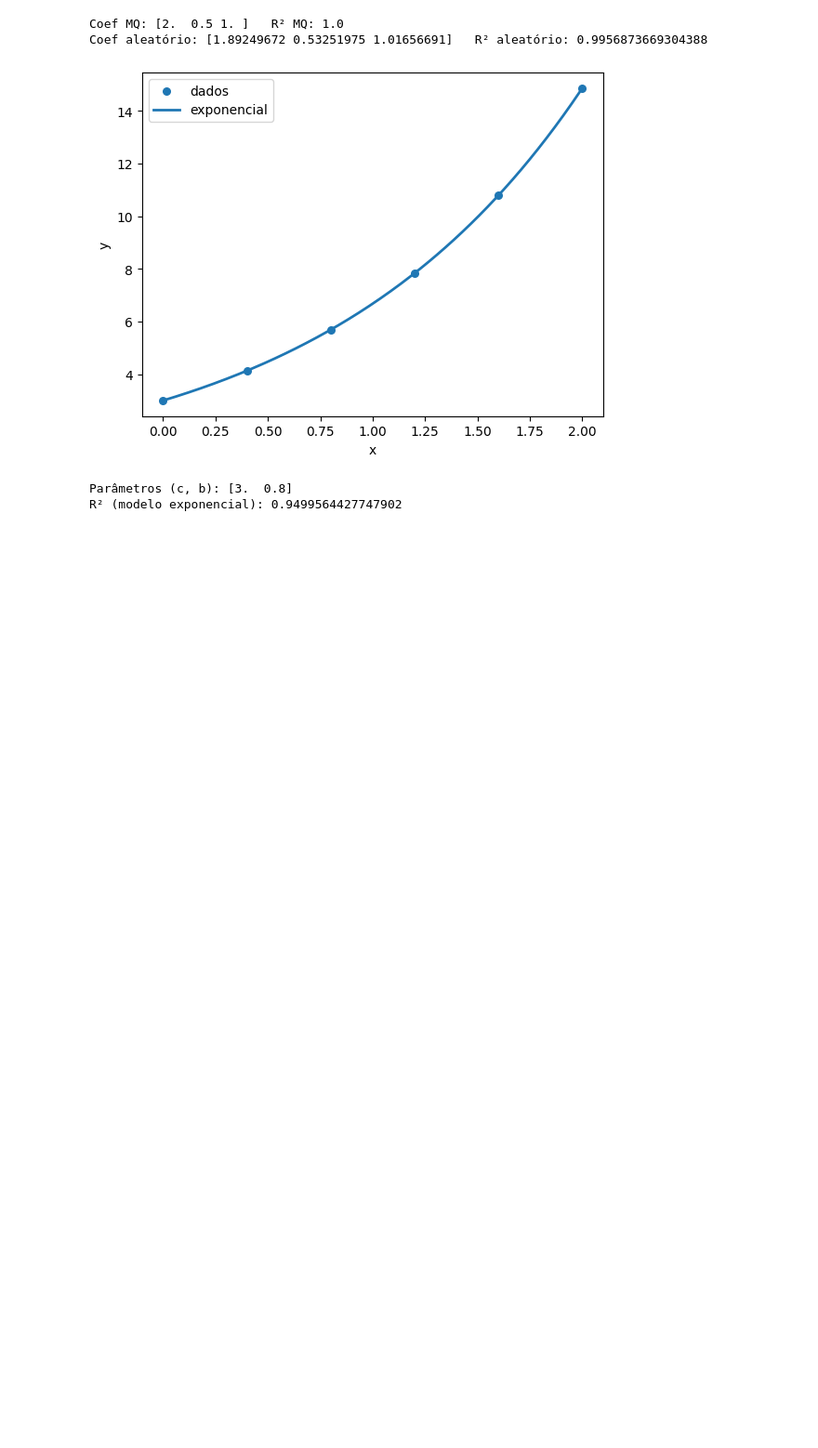
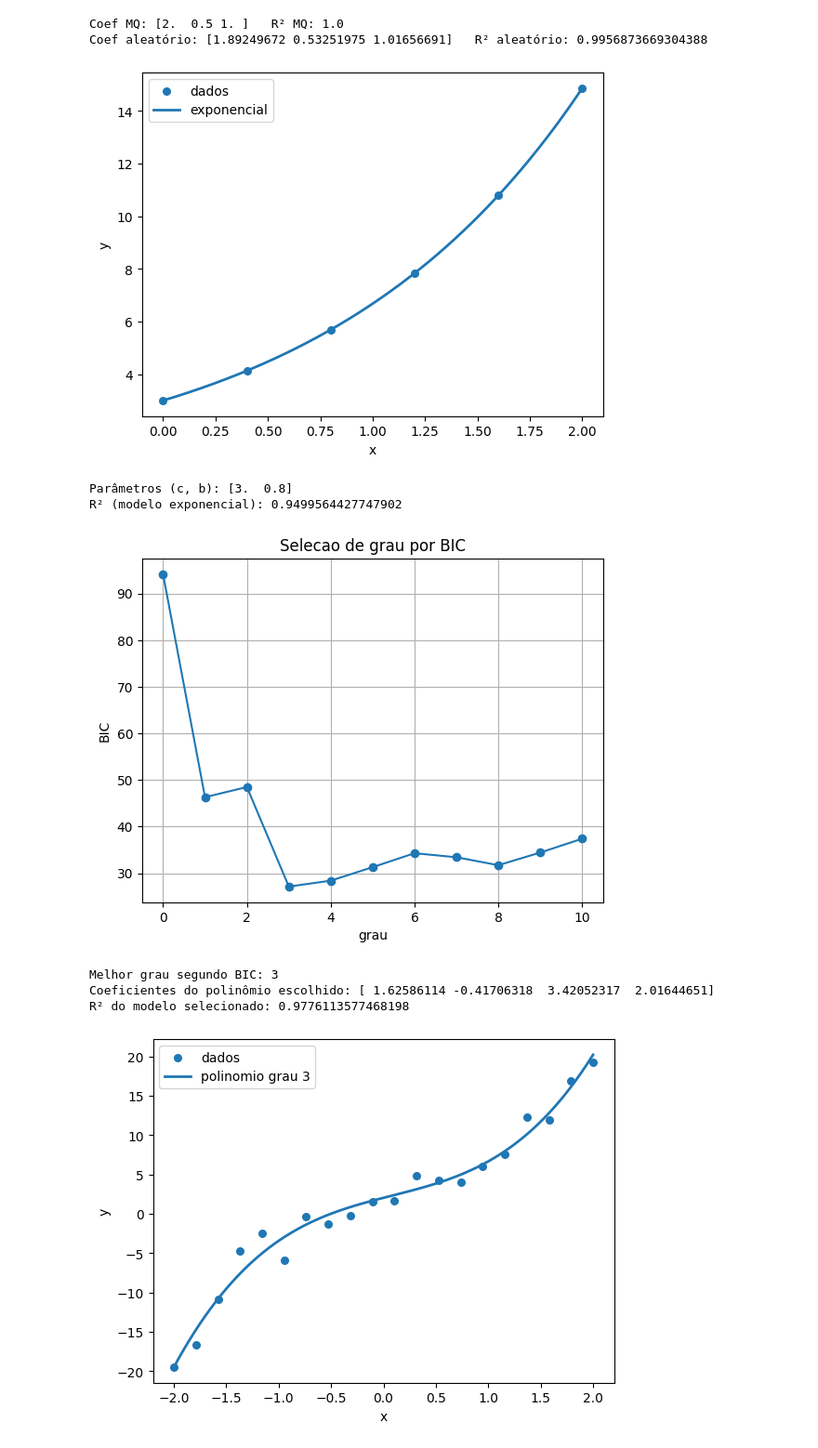
Before and after one commit to al-gabriel-martinez/CB2325NumericaG-03-, a Jupyter notebook: Pasta_de_Exemplos/Exemplo_de_Aproximacao.ipynb, the cells around one changed output. Shown: that part at 93% size. Cells and saved outputs as stored; diff of their text form; code cells hidden in the pictures; blank space fills up the shorter version.

Commit message:
Adicionado método BIC
Nos exemplos e no .py

```diff
--- a/Pasta_de_Exemplos/Exemplo_de_Aproximacao.ipynb
+++ b/Pasta_de_Exemplos/Exemplo_de_Aproximacao.ipynb
@@ -82,3 +82,49 @@ print("R² (modelo exponencial):", R2((x, y), coef_eq))
 [figure]
 Parâmetros (c, b): [3.  0.8]
 R² (modelo exponencial): 0.9499564427747902
+# %%
+# EXEMPLO 5: seleção automática do grau pelo critério BIC, com opção de plot
+import numpy as np
+from aproximacao import encontrar_grau_polinomial_bic, R2
+
+# gerando dados sintéticos para teste
+np.random.seed(0)
+x = np.linspace(-2, 2, 20)
+y_true = 2*x**3 - 0.5*x**2 + 3*x + 1
+y = y_true + np.random.normal(scale=2.0, size=x.size)
+
+pontos = (x, y)
+
+# seleção do grau usando BIC
+d_best, coef_best, graus, bic_vals = encontrar_grau_polinomial_bic(
+    pontos,
+    d_min=0,
+    d_max=10,
+    plotar=True
+)
+
+print("Melhor grau segundo BIC:", d_best)
+print("Coeficientes do polinômio escolhido:", coef_best)
+
+# cálculo de R² do modelo escolhido
+r2_best = R2(pontos, coef_best)
+print("R² do modelo selecionado:", r2_best)
+
+# comparação visual
+import matplotlib.pyplot as plt
+
+x_plot = np.linspace(min(x), max(x), 400)
+y_aprox = np.polyval(coef_best, x_plot)
+
+plt.scatter(x, y, label="dados", s=30)
+plt.plot(x_plot, y_aprox, label=f"polinomio grau {d_best}", linewidth=2)
+plt.xlabel("x")
+plt.ylabel("y")
+plt.legend()
+plt.show()
+# %% [output]
+[figure, added]
+Melhor grau segundo BIC: 3
+Coeficientes do polinômio escolhido: [ 1.62586114 -0.41706318  3.42052317  2.01644651]
+R² do modelo selecionado: 0.9776113577468198
+[figure, added]
```
Also changed, not shown: parts of 4 cells of this notebook.
